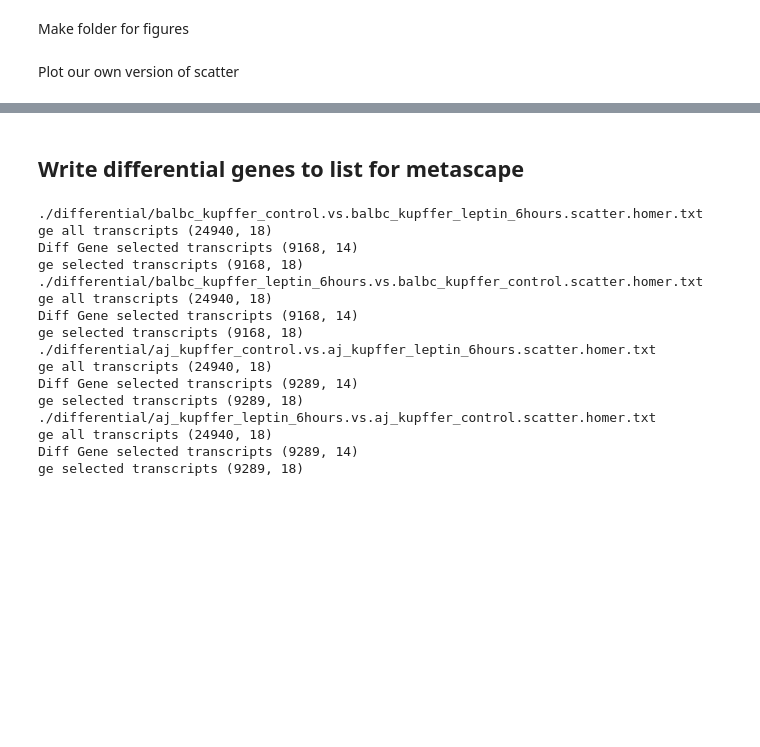
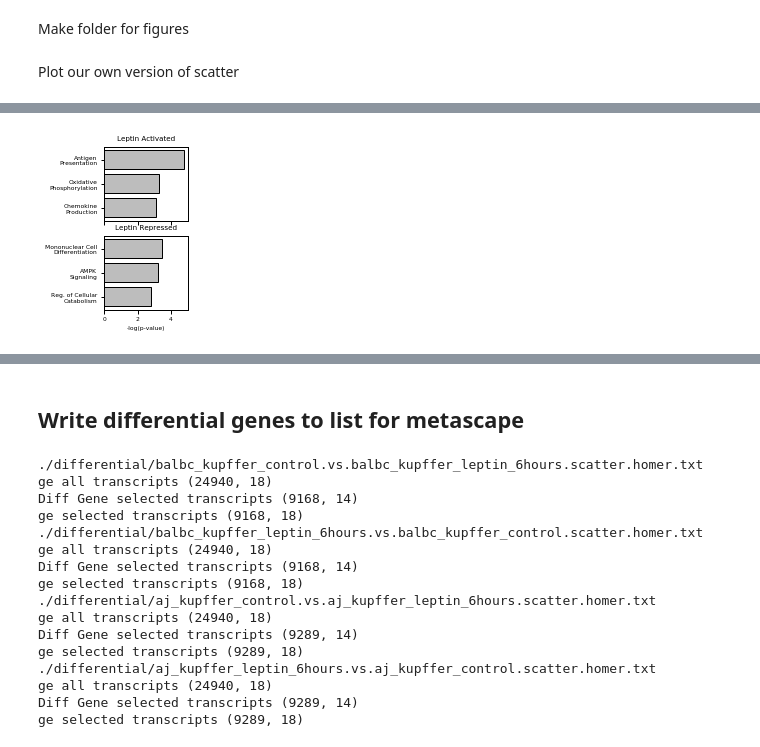
Before and after one commit to HunterBennett/strains_rna, a Jupyter notebook: results/K10_ManuscriptPlots_Leptin6htoControl_RNA.ipynb, the cells around one changed output, grey strips where cells are left out. Drawn from its saved outputs; the diff is of its cells as text; code cells hidden in the pictures; blank space fills up the shorter version.

```diff
--- a/results/K10_ManuscriptPlots_Leptin6htoControl_RNA.ipynb
+++ b/results/K10_ManuscriptPlots_Leptin6htoControl_RNA.ipynb
@@ -161,0 +183,61 @@ ge selected transcripts (9168, 18)
+# %%
+leptin_act_terms = ['R-MMU-1799339', 'GO:0006119', 'GO:0032642']
+leptin_act_strings = ['Antigen\nPresentation',
+                    'Oxidative\nPhosphorylation',
+                    'Chemokine\nProduction']
+leptin_rep_terms = ['GO:1903131', 'ko04152', 'GO:0031331']
+leptin_rep_strings = ['Mononuclear Cell\nDifferentiation',
+                      'AMPK\nSignaling',
+                      'Reg. of Cellular\nCatabolism']
+# %%
+fig, (ax1, ax2) = plt.subplots(2, 1, figsize=(1.5,3),
+                               sharex=True)
+plt.subplots_adjust(wspace=0.7)
+
+meta = pd.read_excel(
+    '../K06b_Strains_Leptin6htoControl_Kupffer_OutliersDropped/gene_lists/aj_kupffer_leptin_6hours_up_kupffer_genes_fc_0.58_pval_0.05_/metascape_result.xlsx',
+    sheet_name=1)
+meta_filt = meta.loc[meta['Term'].str.contains('|'.join(leptin_act_terms))]
+meta_filt = meta_filt.sort_values('LogP', ascending=True)
+meta_filt = meta_filt.reindex(meta_filt.Term.drop_duplicates().index)
+
+y_ind = np.arange(len(leptin_act_terms))
+enrichment = -meta_filt['LogP']
+ax1.barh(y_ind,
+         enrichment,
+         align='center',
+         linewidth=1,
+         edgecolor='k',
+         color='#bdbdbd')
+ax1.set_yticks(y_ind)
+ax1.set_yticklabels(leptin_act_strings)
+ax1.invert_yaxis()
+ax1.set_title('Leptin Activated')
+# ax1.set_xlabel('-log(p-value)')
+
+
+meta = pd.read_excel(
+    '../K06b_Strains_Leptin6htoControl_Kupffer_OutliersDropped/gene_lists/aj_kupffer_control_up_kupffer_genes_fc_0.58_pval_0.05_//metascape_result.xlsx',
+    sheet_name=1)
+meta_filt = meta.loc[meta['Term'].str.contains('|'.join(leptin_rep_terms))]
+meta_filt = meta_filt.sort_values('LogP', ascending=True)
+meta_filt = meta_filt.reindex(meta_filt.Term.drop_duplicates().index)
+
+y_ind = np.arange(len(leptin_rep_terms))
+enrichment = -meta_filt['LogP']
+ax2.barh(y_ind,
+         enrichment,
+         align='center',
+         linewidth=1,
+         edgecolor='k',
+         color='#bdbdbd')
+ax2.set_yticks(y_ind)
+ax2.set_yticklabels(leptin_rep_strings)
+ax2.invert_yaxis()
+ax2.set_title('Leptin Repressed')
+ax2.set_xlabel('-log(p-value)')
+
+plt.savefig('../A10_Manuscript_Figures_AllLiverCells/leptin_treatment_GO_long.pdf',
+            bbox_inches='tight')
+# %% [output]
+[figure, added]
```
Also changed, not shown: parts of 30 cells of this notebook, 13 other files.
